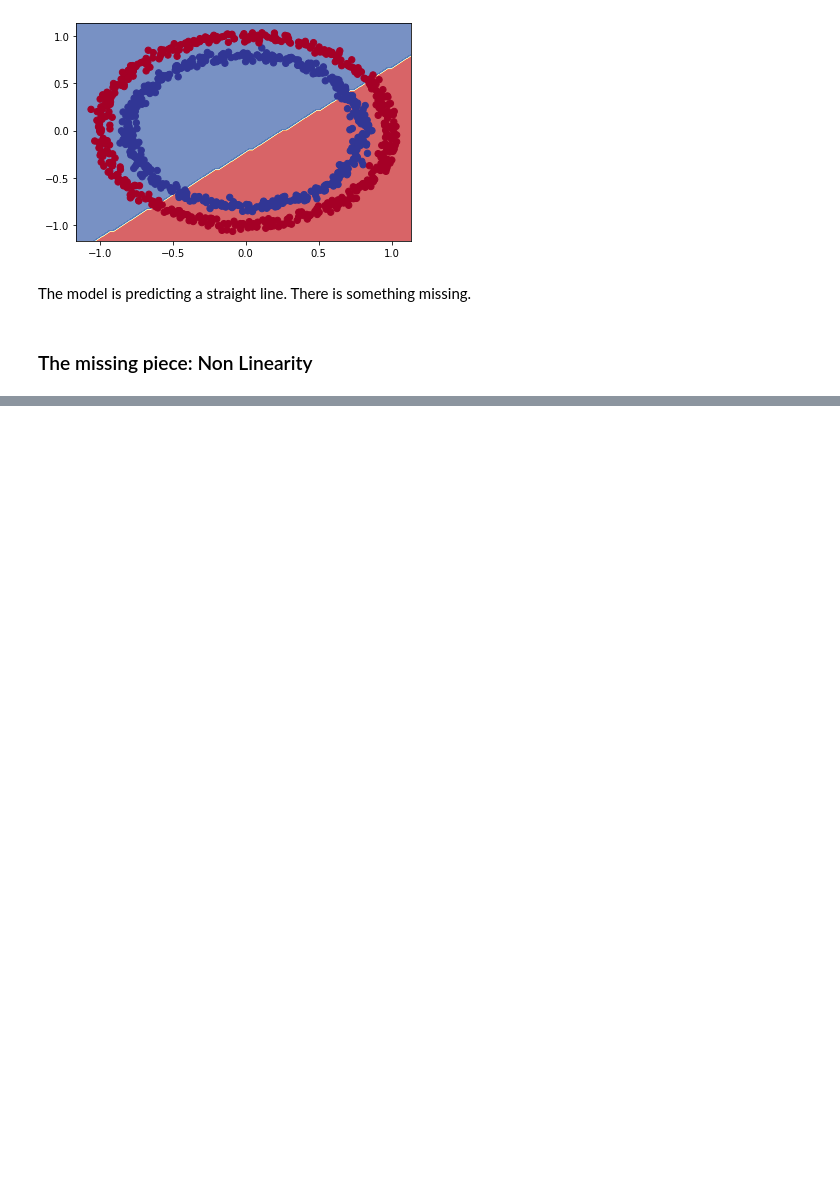
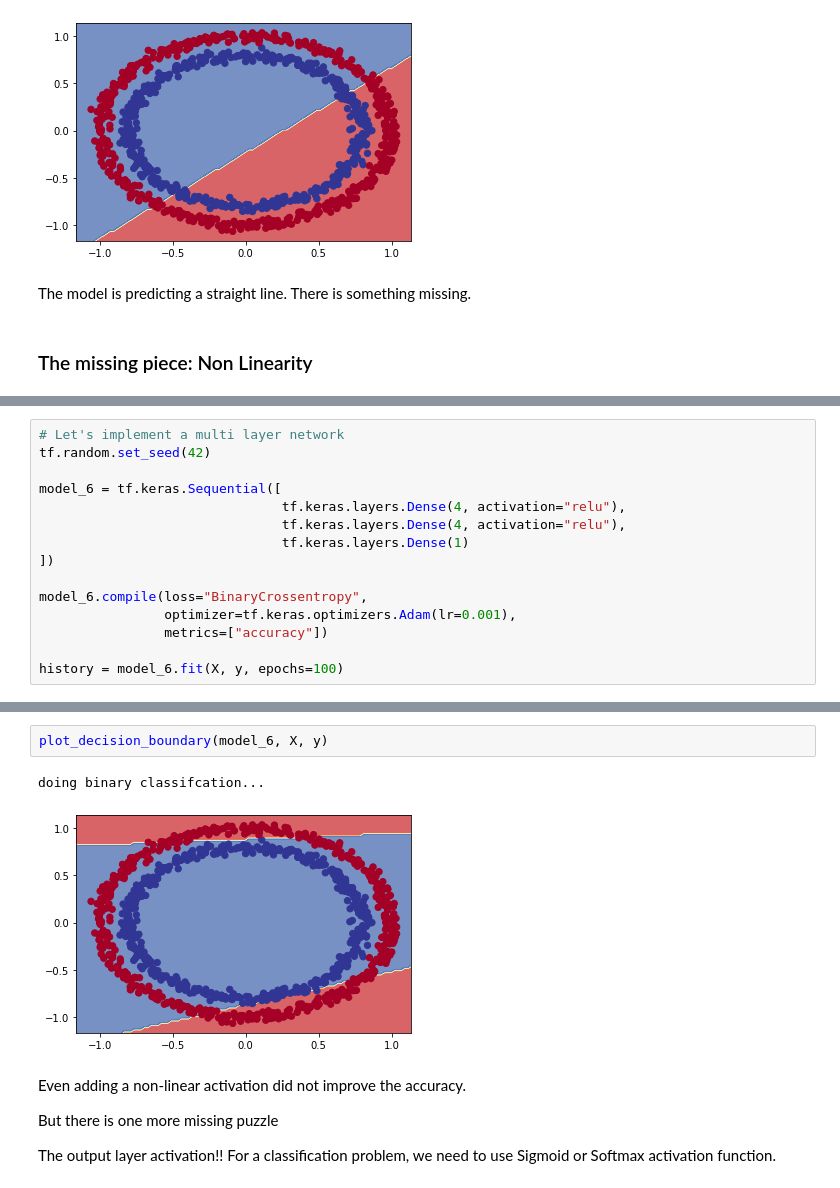
Before and after one commit to VinoJose/Tensorflow, a Jupyter notebook: 02_neural_network_classification_in_tensorflow.ipynb, the cells around one changed output, grey strips where cells are left out. Cells and saved outputs as stored; diff of their text form; blank space fills up the shorter version.

```diff
--- a/02_neural_network_classification_in_tensorflow.ipynb
+++ b/02_neural_network_classification_in_tensorflow.ipynb
@@ -195,0 +274,15 @@ The model is predicting a straight line. There is something missing.
+# %%
+# Let's implement a multi layer network
+tf.random.set_seed(42)
+
+model_6 = tf.keras.Sequential([
+                               tf.keras.layers.Dense(4, activation="relu"),
+                               tf.keras.layers.Dense(4, activation="relu"),
+                               tf.keras.layers.Dense(1)
+])
+
+model_6.compile(loss="BinaryCrossentropy",
+                optimizer=tf.keras.optimizers.Adam(lr=0.001),
+                metrics=["accuracy"])
+
+history = model_6.fit(X, y, epochs=100)
@@ -195,0 +307,13 @@ The model is predicting a straight line. There is something missing.
+# %%
+plot_decision_boundary(model_6, X, y)
+# %% [output]
+doing binary classifcation...
+[figure, added]
+# %% [markdown]
+Even adding a non-linear activation did not improve the accuracy.
+
+
+But there is one more missing puzzle
+
+The output layer activation!!
+For a classification problem, we need to use Sigmoid or Softmax activation function.
```
Also changed, not shown: parts of 10 cells of this notebook.
